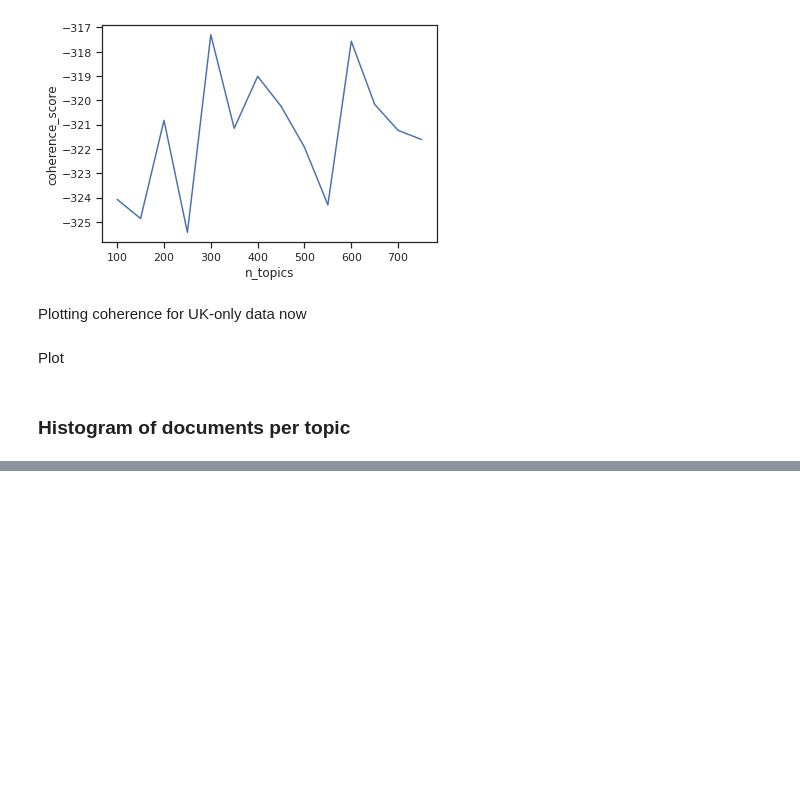
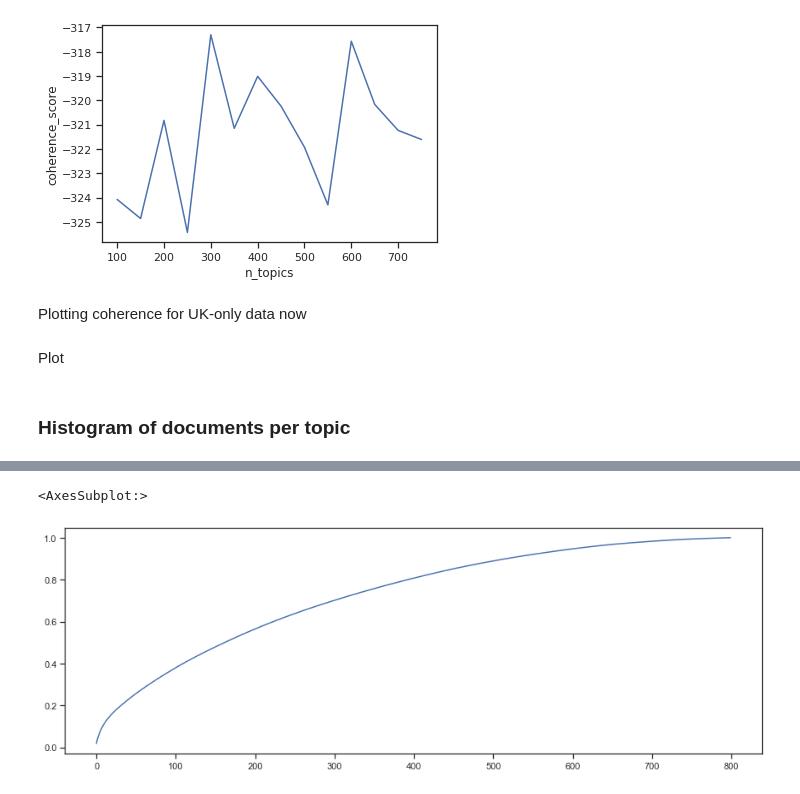
Before and after one commit to FCBT/Funding-Landscape, a Jupyter notebook: notebooks/explore-models.ipynb, the cells around one changed output, grey strips where cells are left out. Drawn from its saved outputs; the diff is of its cells as text; code cells hidden in the pictures; blank space fills up the shorter version.

```diff
--- a/notebooks/explore-models.ipynb
+++ b/notebooks/explore-models.ipynb
@@ -74,0 +77,9 @@ sns.histplot(x=doc_topics, stat='density', common_norm=False, binwidth = 1)
+# %%
+sns.set(rc={'figure.figsize':(15,5)})
+
+sns.set_theme(style="ticks", font_scale=1.0)
+
+sns.lineplot(x= np.arange(800), y=np.cumsum(doc_topics) / np.sum(doc_topics))
+# %% [output]
+<AxesSubplot:>
+[figure, added]
```
Also changed, not shown: parts of 2 cells of this notebook.
